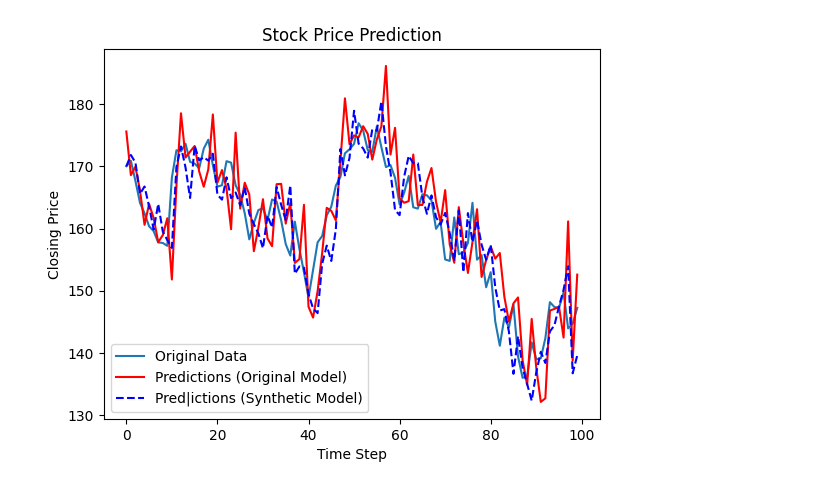
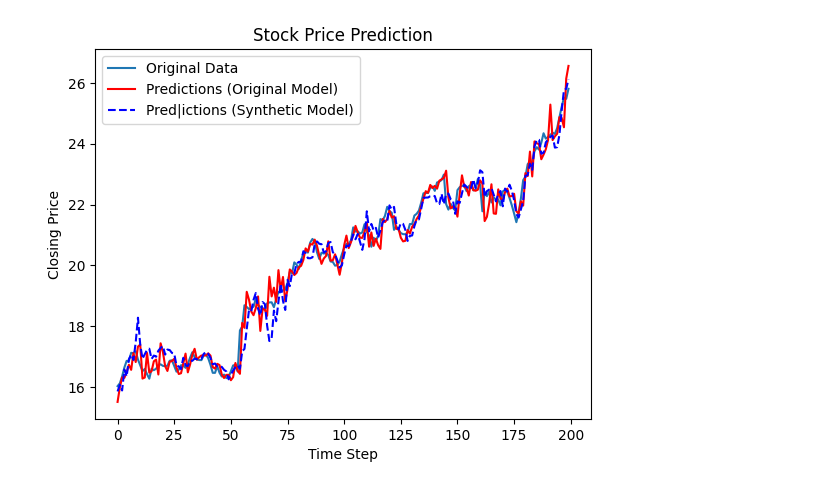
Before and after one commit to hrj04/Project_TS_Generation, a Jupyter notebook: experiments/stock_prediction.ipynb, the cells around one changed output. Saved outputs shown, nothing was run; the diff lists cells and outputs as text; code cells hidden in the pictures.

Commit message:
test adversarial generation

```diff
--- a/experiments/stock_prediction.ipynb
+++ b/experiments/stock_prediction.ipynb
@@ -60,10 +66,15 @@ train_model(model_fake, fake_dl, criterion_fake, optimizer_fake, num_epochs=300,
 # %%
 # train on original + synthetic data
+ori_dataset = torch.from_numpy(np.load(os.path.join(dataset.dir, f"stock_ground_truth_data_{seq_length}_train.npy"))).to(device)
+fake_dataset = torch.from_numpy(np.load(os.path.join(dataset.dir, f"ddpm_fake_stock.npy"))).to(device)
+combined_dataset = torch.concatenate([ori_dataset,fake_dataset])
+from torch.utils.data import DataLoader
+ori_fake_dl = DataLoader(combined_dataset, batch_size=batch_size, shuffle=False)
+
 model_ori_fake = GRU(input_dim=feature_dim, hidden_dim=50, num_layers=2).to(device)
-criterion_ori_fake = nn.MSELoss()
+criterion_ori_fake = nn.L1Loss()
 optimizer_ori_fake = optim.Adam(model_ori_fake.parameters(), lr=lr)
-train_model(model_ori_fake, ori_dl, criterion_ori_fake, optimizer_ori_fake, num_epochs=300, description="Original")
-train_model(model_ori_fake, fake_dl, criterion_ori_fake, optimizer_ori_fake, num_epochs=300, description="Synthetic")
+train_model(model_ori_fake, ori_fake_dl, criterion_ori_fake, optimizer_ori_fake, num_epochs=2000, description="Synthetic + Original")
 # %%
 test_data_norm = torch.from_numpy(np.load(os.path.join(dataset.dir, f"stock_ground_truth_data_{seq_length}_test.npy"))).to(device)
 test_mean = torch.from_numpy(np.load(os.path.join(dataset.dir, f"stock_ground_truth_mean_{seq_length}_test.npy"))).to(device)
@@ -76,7 +87,7 @@ test_loader = DataLoader(test_dataset, batch_size=batch_size, shuffle=False)
 model = model_ori
 dataloader = test_loader
 model.eval()
-criterion = nn.MSELoss()
+criterion = nn.L1Loss()
 mapeloss = MeanAbsolutePercentageError().to(device)
 total_loss = 0
 predictions, true_vals = [], []
@@ -104,9 +115,11 @@ mape_loss = mapeloss(torch.tensor(predictions), torch.tensor(true_vals)).item()
 # Evaluate models on the test dataset
 def evaluate_model(model, dataloader):
     model.eval()
-    criterion = nn.MSELoss()
+    criterion = nn.L1Loss()
+    criterion2 = nn.MSELoss()
     mapeloss = MeanAbsolutePercentageError().to(device)
-    total_loss = 0
+    total_loss_L1 = 0
+    total_loss_MSE = 0
     predictions, true_vals = [], []
     with torch.no_grad():
         for data, mean, std in dataloader:
@@ -116,7 +129,8 @@ def evaluate_model(model, dataloader):
             std = std[:, :, :1].float().to(device)
             y_pred = model(x_test).view(-1,1,1)
 
-            total_loss += criterion(y_pred, y_test) * len(data)
+            total_loss_L1 += criterion(y_pred, y_test) * len(data)
+            total_loss_MSE += criterion2(y_pred, y_test) * len(data)
 
             y_test_unnorm = y_test * std + mean
             y_pred_unnorm = y_pred * std + mean
@@ -124,18 +138,19 @@ def evaluate_model(model, dataloader):
             predictions.append(y_pred_unnorm.cpu().numpy())
             true_vals.append(y_test_unnorm.cpu().numpy())
 
-    total_loss /= len(dataloader.dataset)
+    total_loss_L1 /= len(dataloader.dataset)
+    total_loss_MSE /= len(dataloader.dataset)
     predictions = np.concatenate(predictions).squeeze()
     true_vals = np.concatenate(true_vals).squeeze()
     mape_loss = mapeloss(torch.tensor(predictions), torch.tensor(true_vals)).item()
 
-    return total_loss, mape_loss, predictions, true_vals
+    return total_loss_L1, total_loss_MSE, mape_loss, predictions, true_vals
 # %%
-loss_ori, mape_loss_ori, pred_y_ori, true_y = evaluate_model(model_ori, test_loader)
-loss_fake, mape_loss_fake, pred_y_fake, _ = evaluate_model(model_fake, test_loader)
-loss_ori_fake, mape_loss_ori_fake, pred_y_ori_fake, _ = evaluate_model(model_ori_fake, test_loader)
+loss_ori_l1, loss_ori_l2, mape_loss_ori, pred_y_ori, true_y = evaluate_model(model_ori, test_loader)
+loss_fake_l1, loss_fake_l2, mape_loss_fake, pred_y_fake, _ = evaluate_model(model_fake, test_loader)
+loss_ori_fake_l1, loss_ori_fake_l2, mape_loss_ori_fake, pred_y_ori_fake, _ = evaluate_model(model_ori_fake, test_loader)
 
-print(f"Original Model : \t Test loss: {loss_ori:0.5f} \t MAPE loss : {mape_loss_ori:0.5f} ")
-print(f"Fake Model : \t Test loss: {loss_fake:0.5f} \t MAPE loss : {mape_loss_fake:0.5f} ")
-print(f"OriFake Model : \t Test loss: {loss_ori_fake:0.5f} \t MAPE loss : {mape_loss_ori_fake:0.5f} ")
+print(f"Original Model : \t L1 loss: {loss_ori_l1:0.5f} \t L2 Loss : {loss_ori_l2:0.5f} \t MAPE loss : {mape_loss_ori:0.5f} ")
+print(f"Fake Model : \t L1 loss: {loss_fake_l1:0.5f} \t L2 Loss : {loss_fake_l2:0.5f} \t MAPE loss : {mape_loss_fake:0.5f} ")
+print(f"OriFake Model : \t L1 loss: {loss_ori_fake_l1:0.5f} \t L2 Loss : {loss_ori_fake_l2:0.5f} \t MAPE loss : {mape_loss_ori_fake:0.5f} ")
 # %% [output]
@@ -145,13 +160,13 @@ OriFake Model :          Test loss: 0.97035      MAPE loss : 0.02085
 # %%
 # Visualize predictions
 plt.figure()
-plt.plot(true_y[2000:2100], label='Original Data')
-plt.plot(pred_y_ori[2000:2100], label='Predictions (Original Model)', linestyle='-', color='r')
-plt.plot(pred_y_fake[2000:2100], label='Pred|ictions (Synthetic Model)', linestyle='--', color='b')
+plt.plot(true_y[:200], label='Original Data')
+plt.plot(pred_y_ori[:200], label='Predictions (Original Model)', linestyle='-', color='r')
+plt.plot(pred_y_ori_fake[:200], label='Pred|ictions (Synthetic Model)', linestyle='--', color='b')
 plt.legend()
 plt.title("Stock Price Prediction")
 plt.xlabel("Time Step")
 plt.ylabel("Closing Price")
 plt.show()
 # %% [output]
-[figure, old version]
+[figure, new version]
```
Also changed, not shown: parts of 4 cells of this notebook, 4 other files.
